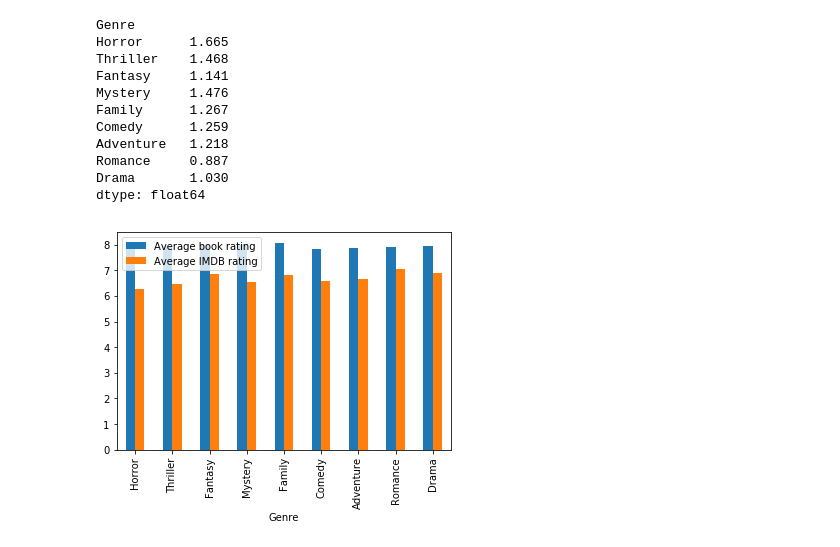
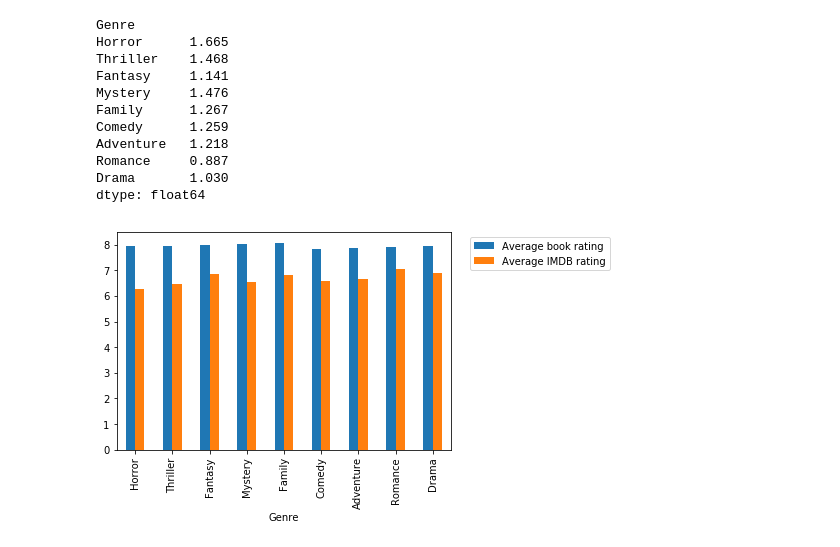
Before and after one commit to akschenker/ETL-project, a Jupyter notebook: hong/books.ipynb, the cells around one changed output. Drawn from its saved outputs; the diff is of its cells as text; code cells hidden in the pictures.

Commit message:
move the legend on the plot

```diff
--- a/hong/books.ipynb
+++ b/hong/books.ipynb
@@ -206,6 +206,8 @@ Drama       1.030
 dtype: float64
 # %%
 avg_rating_df.plot(kind='bar')
+plt.legend(bbox_to_anchor=(1.04,1), loc="upper left")
 plt.show()
+savefig('Avg Rating by ')
 # %% [output]
-[figure, old version]
+[figure, new version]
```
